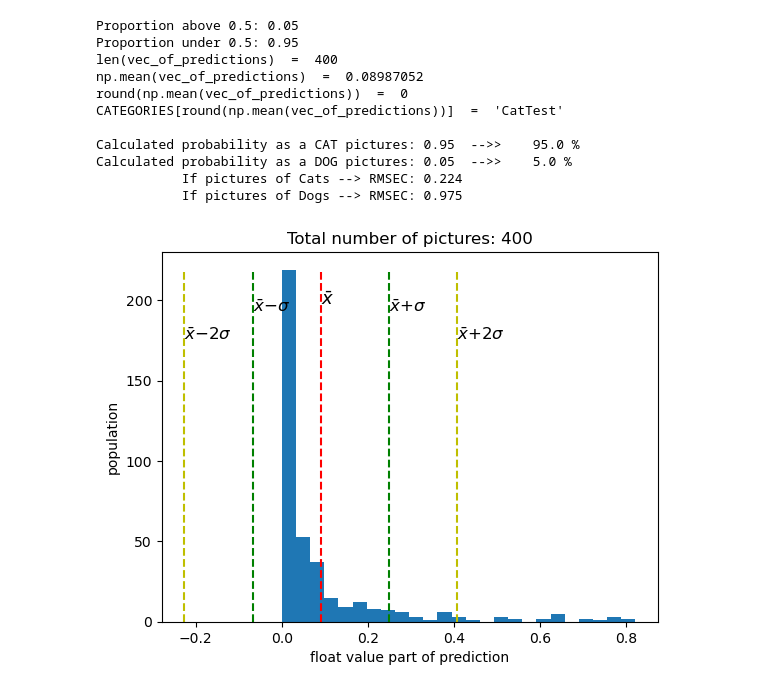
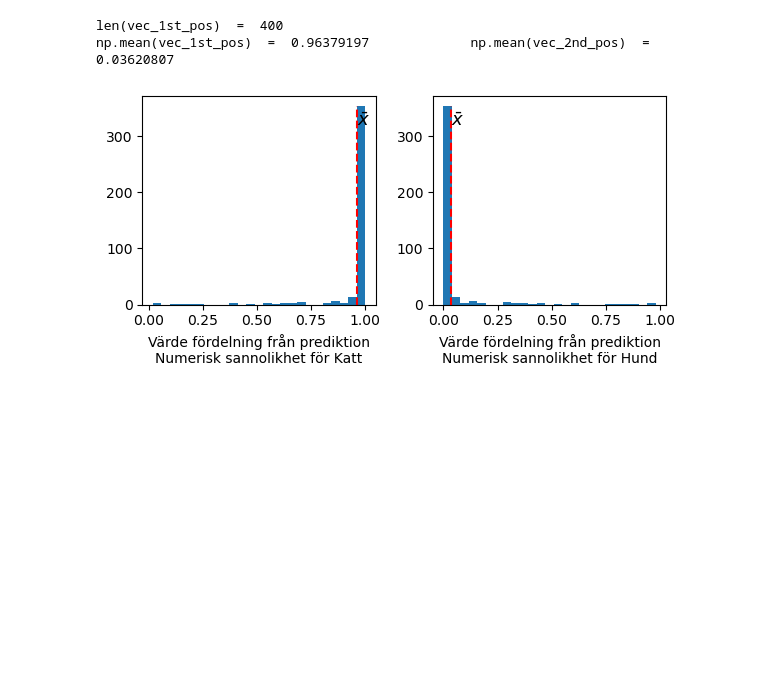
Before and after one commit to LTh-hub/PythonKurs_In2_SKARP, a Jupyter notebook: Cats_and_Dogs/steg6_modelTest.ipynb, the cells around one changed output. Cells and saved outputs as stored; diff of their text form; code cells hidden in the pictures; blank space fills up the shorter version.

Commit message:
Hur Katter & Hundar fördelas (0...1) enligt modell

```diff
--- a/Cats_and_Dogs/steg6_modelTest.ipynb
+++ b/Cats_and_Dogs/steg6_modelTest.ipynb
@@ -21,8 +21,7 @@ IMG_SIZE = 75
 DATADIR = "C:\\LTH_data\\photo\\PythUtbPic\\SKARP\\"      # path till katalog med djurbilder
 DATADIR_MOD = DATADIR                                     # path till sparad modell
 
-TxT_MODEL_4_fName = DATADIR_MOD + 'steg4_256x3x5-CNN.keras' # Steg 4 anpassad modell
-TxT_MODEL_5_fName = DATADIR_MOD + 'steg5-CNN.keras'         # Steg 5 anpassad modell
+TxT_MODEL_fName = DATADIR_MOD + 'step5-CNN-softmax-4_level_conv-15_epoch.keras'
 
 #CATEGORIES = ["500pCats", "500pDogs"]
 CATEGORIES = ["CatTest", "DogTest"]
@@ -38,8 +37,7 @@ def print_some_pic_values(path, category, img):
 
 # Hämta upp aktuell modell
 
-#model = tf.keras.models.load_model(TxT_MODEL_4_fName)
-model = tf.keras.models.load_model(TxT_MODEL_5_fName)
+model = tf.keras.models.load_model(TxT_MODEL_fName)
 # %%
 # returnerar AI-modellens classificerade svar
 
@@ -68,8 +68,6 @@ def prepare_the_image(filepath, OK=True):
 
     return new_array.reshape(-1, IMG_SIZE, IMG_SIZE, 1)
 # %%
-
-# Ska titta på ett första foto
 
 
 def calculate_the_pred_vec(DATADIR, CATEGOR_Num=0, ShowPic=False, ShowTxT=False):
@@ -87,7 +85,7 @@ def calculate_the_pred_vec(DATADIR, CATEGOR_Num=0, ShowPic=False, ShowTxT=False)
 
         normed_array = pic_array/255.0              # Normera gråskallenivå, (0,255) transformeras till (0,1), utan medlevärdesförskjutning
         prediction = model.predict([normed_array])
-        vec_of_predictions.append(prediction[0][0])
+        vec_of_predictions.append(prediction)
 
     return vec_of_predictions
 # %%
@@ -149,17 +139,17 @@ def separate_05_as_the_middle(vec_of_predictions, ShowValues=False):
 # %%
 
 
-def print_some_sweet_values_from_the_prediction(vec_of_predictions, ll):
-    print(f"{len(vec_of_predictions)  =  }")
-    print(f"{np.mean(vec_of_predictions)  =  }")
-    print(f"{round(np.mean(vec_of_predictions))  =  }")
-    print(f"{CATEGORIES[round(np.mean(vec_of_predictions))]  =  }\n")
-    c_value = ll[1]/(ll[0]+ll[1])
-    d_value = ll[0]/(ll[0]+ll[1])
-    print(f"Calculated probability as a CAT pictures: {c_value}\t-->>\t{round(1000*c_value)/10} %")
-    print(f"Calculated probability as a DOG pictures: {d_value}\t-->>\t{round(1000*d_value)/10} %")
-    print(f"           If pictures of Cats --> RMSEC: {np.round(1000*np.sqrt(ll[0]/len(vec_of_predictions)))/1000}")
-    print(f"           If pictures of Dogs --> RMSEC: {np.round(1000*np.sqrt(ll[1]/len(vec_of_predictions)))/1000}")
+def print_some_sweet_values_from_the_prediction(vec_of_predictions):
+    i = 0
+    vec_1st_pos = []
+    vec_2nd_pos = []
+    for _ in vec_of_predictions:
+        vec_1st_pos.append(vec_of_predictions[i][0][0])
+        vec_2nd_pos.append(vec_of_predictions[i][0][1])
+        i += 1
+
+    print(f"{len(vec_1st_pos)  =  }")
+    print(f"{np.mean(vec_1st_pos)  =  }             {np.mean(vec_2nd_pos)  =  }")
 # %%
 #
 # Start med att analysera resultat från katalog med endast katter
@@ -194,24 +176,13 @@ filepath = 'C:\\LTH_data\\photo\\PythUtbPic\\SKARP\\CatTest\\cat2671.jpg'
 # %%
 
 
-ll = separate_05_as_the_middle(vec_of_CAT_predictions, ShowValues=True)
-
-print_some_sweet_values_from_the_prediction(vec_of_CAT_predictions, ll)
+print_some_sweet_values_from_the_prediction(vec_of_CAT_predictions)
 
 make_a_sweet_histogram(vec_of_CAT_predictions)
 # %% [output]
-Proportion above 0.5: 0.05
-Proportion under 0.5: 0.95
-len(vec_of_predictions)  =  400
-np.mean(vec_of_predictions)  =  0.08987052
-round(np.mean(vec_of_predictions))  =  0
-CATEGORIES[round(np.mean(vec_of_predictions))]  =  'CatTest'
-
-Calculated probability as a CAT pictures: 0.95  -->>    95.0 %
-Calculated probability as a DOG pictures: 0.05  -->>    5.0 %
-           If pictures of Cats --> RMSEC: 0.224
-           If pictures of Dogs --> RMSEC: 0.975
+len(vec_1st_pos)  =  400
+np.mean(vec_1st_pos)  =  0.96379197             np.mean(vec_2nd_pos)  =  0.03620807
-[figure, old version]
+[figure, new version]
 # %%
 #
 # Fortsätter med att analysera resultat från katalog med endast hundar
```
Also changed, not shown: parts of 8 cells of this notebook, 3 other files.
